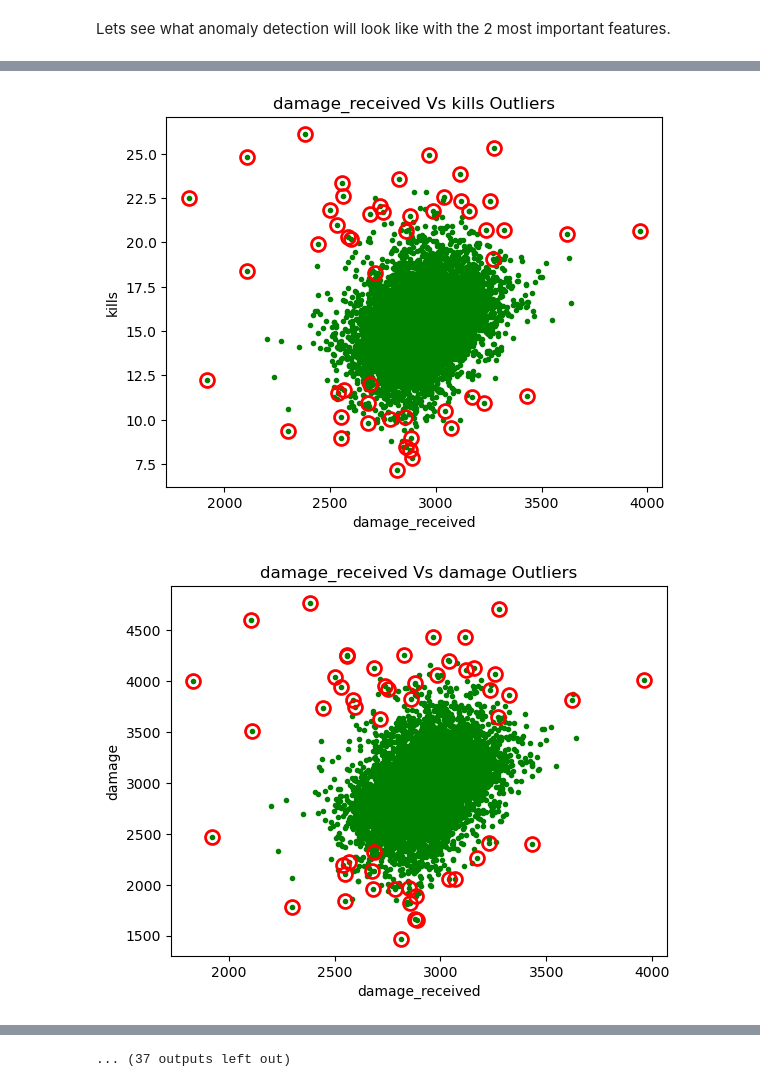
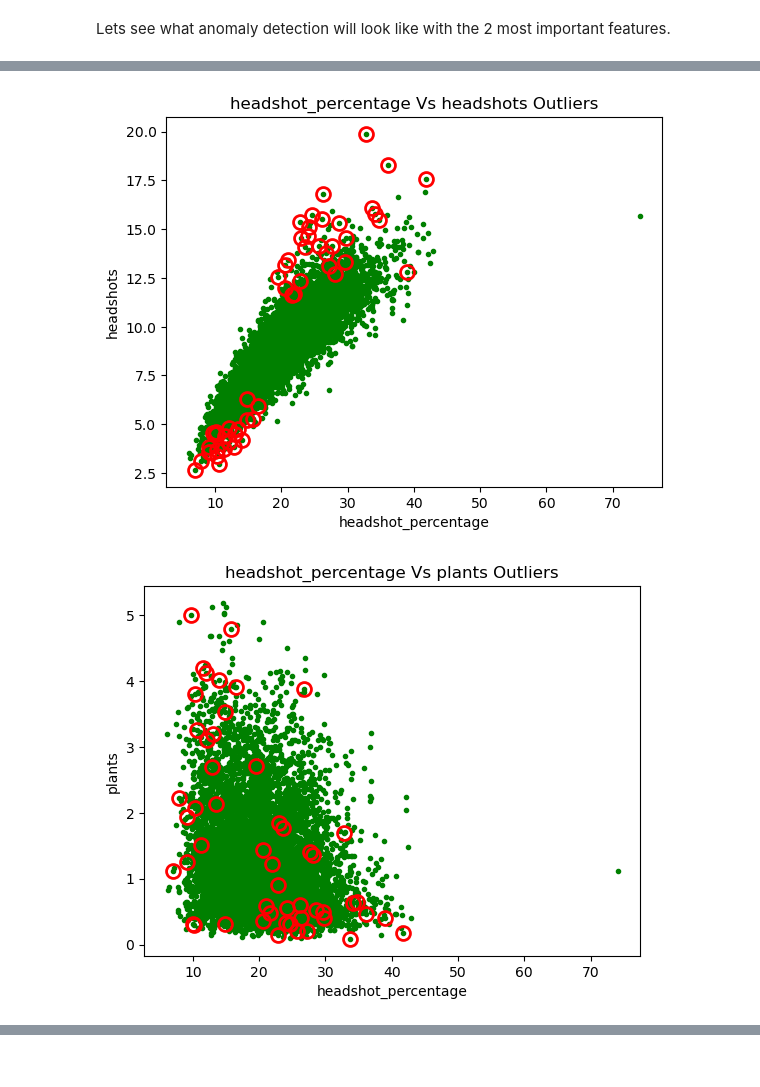
Before and after one commit to alecrmeyer/valmine, a Jupyter notebook: Analysis/SmurfAnomalyDetection.ipynb, the cells around one changed output, grey strips where cells are left out. Saved outputs shown, nothing was run; the diff lists cells and outputs as text; code cells hidden in the pictures.

```diff
--- a/Analysis/SmurfAnomalyDetection.ipynb
+++ b/Analysis/SmurfAnomalyDetection.ipynb
@@ -424,5 +406,6 @@ def twodvisual(first, second):
 # %%
 for first in top_features:
     for second in top_features:
-        twodvisual(first, second)
+        if(first != second):
+            twodvisual(first, second)
 # %% [output]
@@ -438,2 +421,2 @@ for first in top_features:
-[figure, old version]
+[figure, new version]
-[figure, old version]
+[figure, new version]
@@ -441 +423,0 @@ for first in top_features:
-... (37 outputs left out)
```
Also changed, not shown: parts of 16 cells of this notebook.
